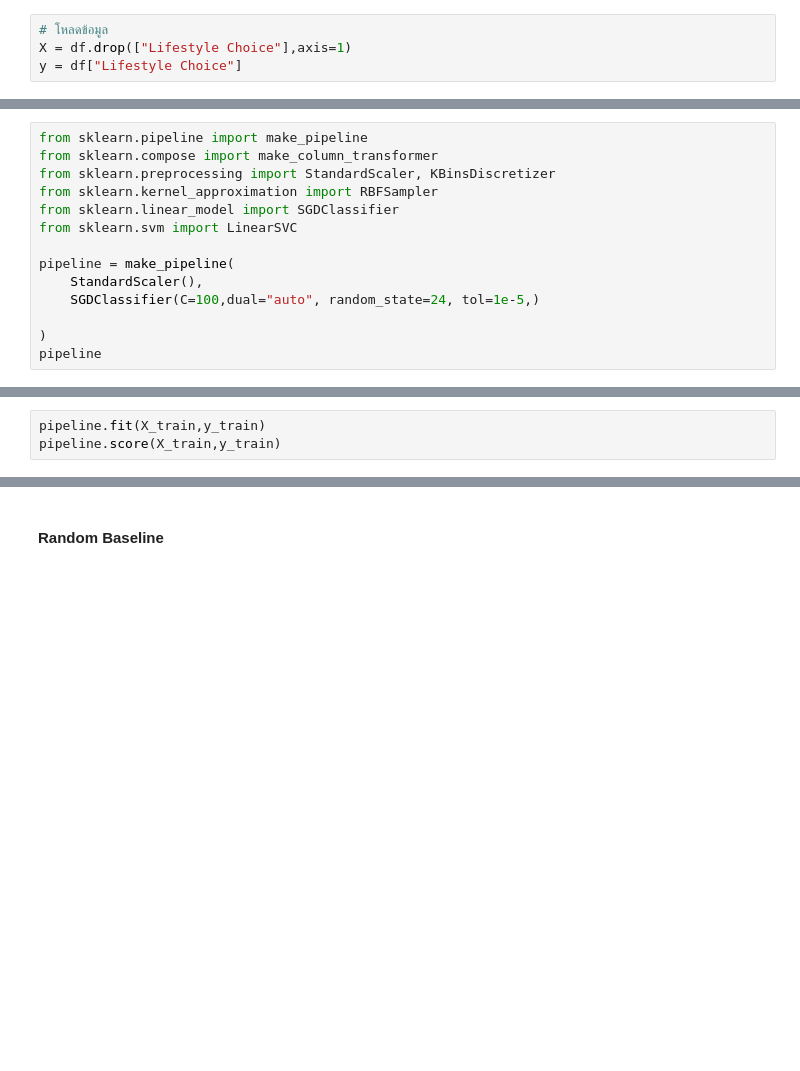
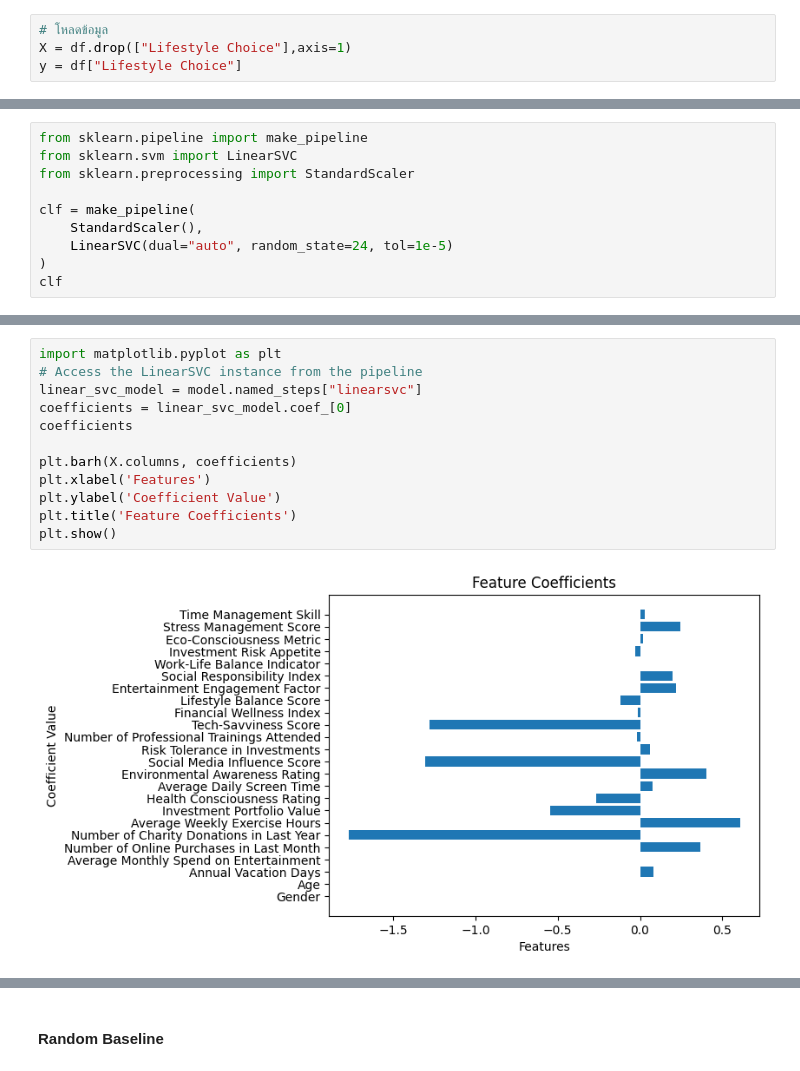
Before and after one commit to NongBokNongMeowFamily/lifestyle-prediction, a Jupyter notebook: main.ipynb, the cells around one changed output, grey strips where cells are left out. Saved outputs shown, nothing was run; the diff lists cells and outputs as text; blank space fills up the shorter version.

```diff
--- a/main.ipynb
+++ b/main.ipynb
@@ -61,17 +63,13 @@ X_train.shape[0],X_val.shape[0] , X_test.shape[0]
 # %%
 from sklearn.pipeline import make_pipeline
-from sklearn.compose import make_column_transformer
-from sklearn.preprocessing import StandardScaler, KBinsDiscretizer
-from sklearn.kernel_approximation import RBFSampler
-from sklearn.linear_model import SGDClassifier
 from sklearn.svm import LinearSVC
+from sklearn.preprocessing import StandardScaler
 
-pipeline = make_pipeline(
+clf = make_pipeline(
     StandardScaler(),
-    SGDClassifier(C=100,dual="auto", random_state=24, tol=1e-5,)
-
+    LinearSVC(dual="auto", random_state=24, tol=1e-5)
 )
-pipeline
+clf
 # %% [output]
 Pipeline(steps=[('standardscaler', StandardScaler()),
                 ('linearsvc',
@@ -96,3 +76,0 @@ Pipeline(steps=[('standardscaler', StandardScaler()),
-# %%
-pipeline.fit(X_train,y_train)
-pipeline.score(X_train,y_train)
@@ -117,0 +114,14 @@ np.mean(accuracy)
+# %%
+import matplotlib.pyplot as plt
+# Access the LinearSVC instance from the pipeline
+linear_svc_model = model.named_steps["linearsvc"]
+coefficients = linear_svc_model.coef_[0]
+coefficients
+
+plt.barh(X.columns, coefficients)
+plt.xlabel('Features')
+plt.ylabel('Coefficient Value')
+plt.title('Feature Coefficients')
+plt.show()
+# %% [output]
+[figure, added]
```
Also changed, not shown: parts of 18 cells of this notebook, 1 other file.
